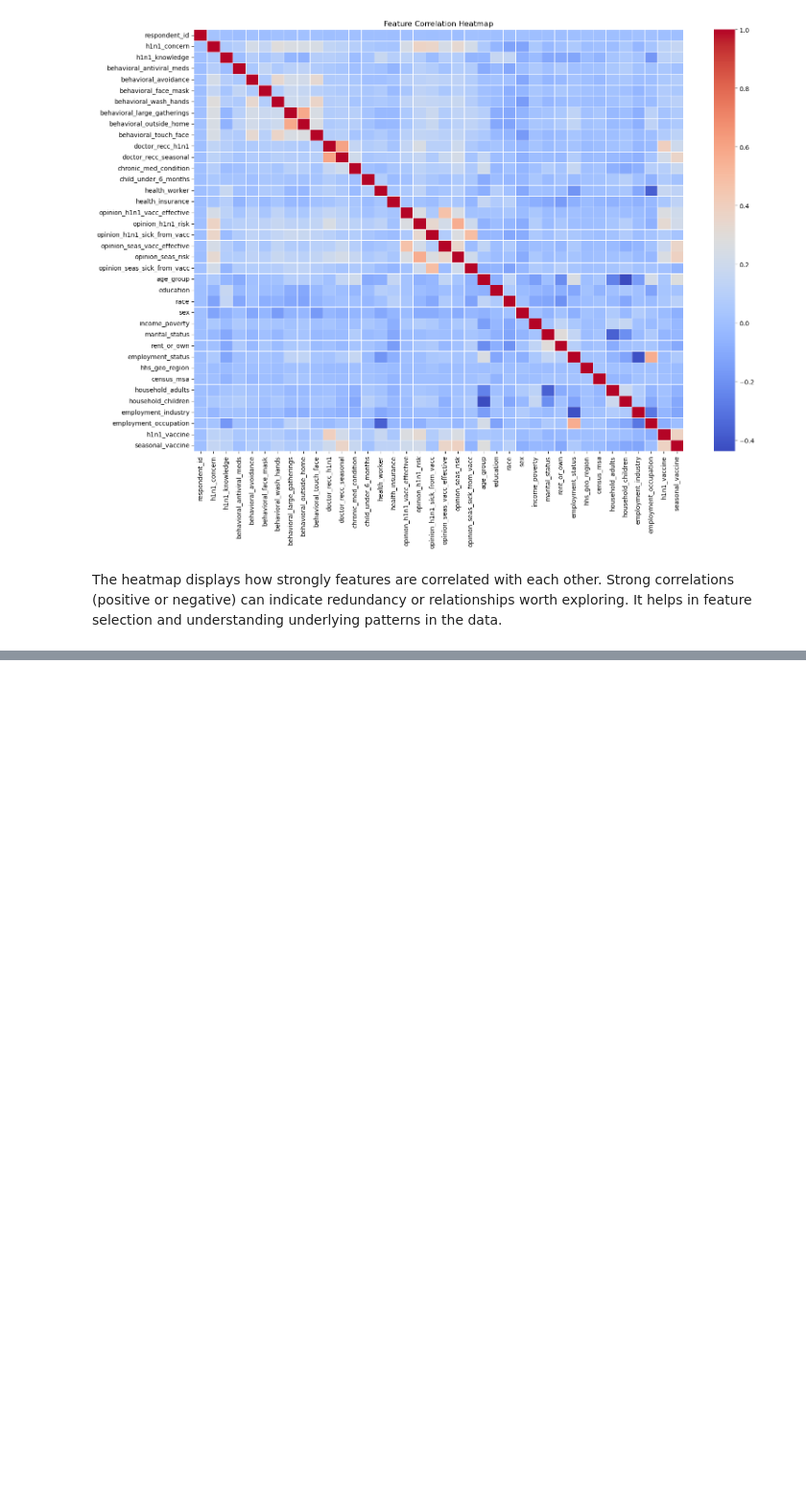
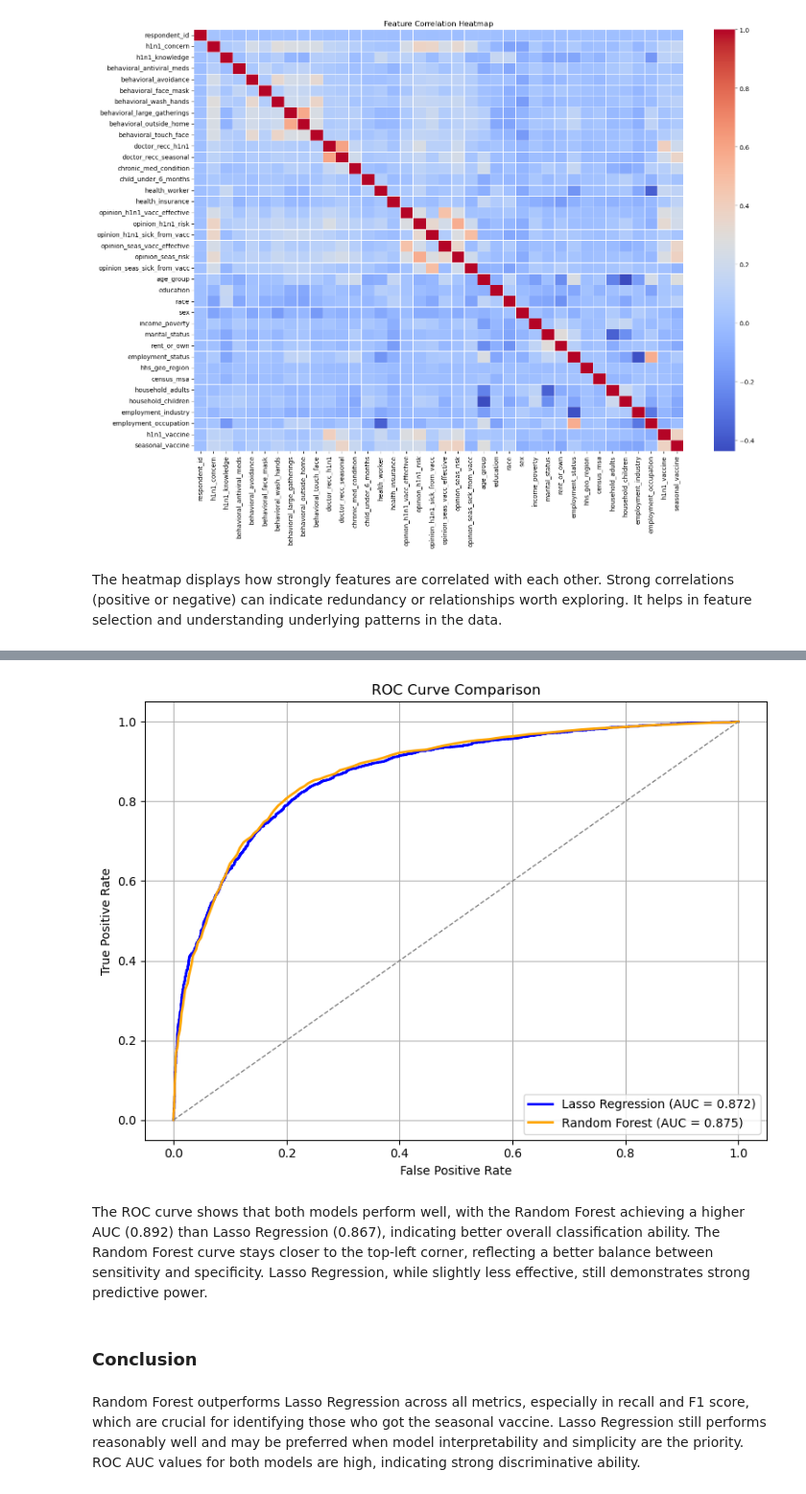
Before and after one commit to silam-art/Phase_3_Project-Sila, a Jupyter notebook: Flu_shot_prediction.ipynb, the cells around one changed output, grey strips where cells are left out. Shown at 96% size. Drawn from its saved outputs; the diff is of its cells as text; code cells hidden in the pictures; blank space fills up the shorter version.

```diff
--- a/Flu_shot_prediction.ipynb
+++ b/Flu_shot_prediction.ipynb
@@ -187,0 +387,53 @@ It helps in feature selection and understanding underlying patterns in the data.
+# %%
+
+
+from sklearn.linear_model import Lasso
+from sklearn.metrics import roc_curve, auc
+
+# Standardize features for Lasso
+scaler = StandardScaler()
+X_scaled = scaler.fit_transform(X)
+
+# Split into train and test sets
+X_train, X_test, y_train, y_test = train_test_split(X_scaled, y, test_size=0.2, random_state=42)
+
+# Train Lasso Regression model
+lasso = Lasso(alpha=0.01)
+lasso.fit(X_train, y_train)
+lasso_probs = lasso.predict(X_test)
+
+# Train Random Forest model
+rf = RandomForestClassifier(n_estimators=100, random_state=42)
+rf.fit(X_train, y_train)
+rf_probs = rf.predict_proba(X_test)[:, 1]
+
+# Compute ROC curve and AUC for both models
+fpr_lasso, tpr_lasso, _ = roc_curve(y_test, lasso_probs)
+roc_auc_lasso = auc(fpr_lasso, tpr_lasso)
+
+fpr_rf, tpr_rf, _ = roc_curve(y_test, rf_probs)
+roc_auc_rf = auc(fpr_rf, tpr_rf)
+
+# Plot ROC curves
+plt.figure(figsize=(8, 6))
+plt.plot(fpr_lasso, tpr_lasso, color='blue', lw=2, label=f'Lasso Regression (AUC = {roc_auc_lasso:.3f})')
+plt.plot(fpr_rf, tpr_rf, color='orange', lw=2, label=f'Random Forest (AUC = {roc_auc_rf:.3f})')
+plt.plot([0, 1], [0, 1], color='gray', lw=1, linestyle='--')
+plt.xlabel('False Positive Rate')
+plt.ylabel('True Positive Rate')
+plt.title('ROC Curve Comparison')
+plt.legend(loc='lower right')
+plt.grid(True)
+plt.tight_layout()
+plt.savefig("roc_curve_comparison.png")
+plt.show()
+# %% [output]
+[figure, added]
+# %% [markdown]
+The ROC curve shows that both models perform well, with the Random Forest achieving a higher AUC (0.892) than Lasso Regression (0.867), indicating better overall classification ability. The Random Forest curve stays closer to the top-left corner, reflecting a better balance between sensitivity and specificity. Lasso Regression, while slightly less effective, still demonstrates strong predictive power.
+# %% [markdown]
+### Conclusion
+# %% [markdown]
+Random Forest outperforms Lasso Regression across all metrics, especially in recall and F1 score, which are crucial for identifying those who got the seasonal vaccine.
+Lasso Regression still performs reasonably well and may be preferred when model interpretability and simplicity are the priority.
+ROC AUC values for both models are high, indicating strong discriminative ability.
```
Also changed, not shown: parts of 16 cells of this notebook, 2 other files.
